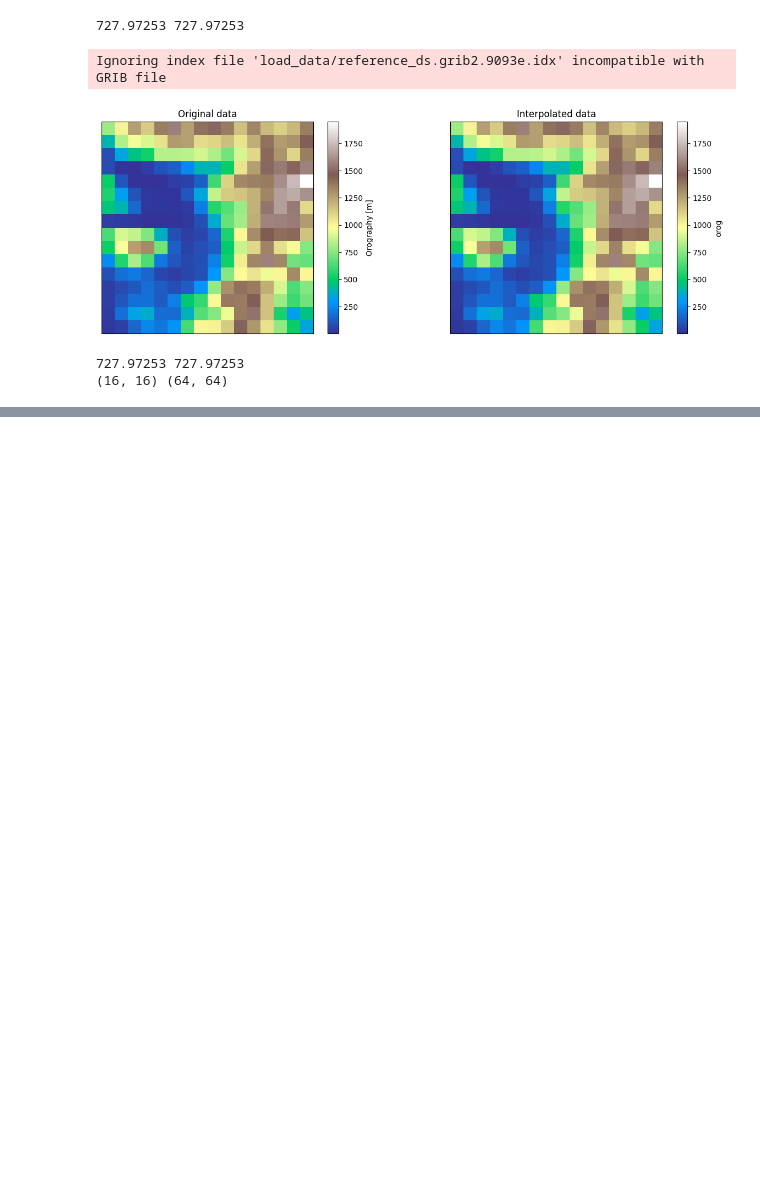
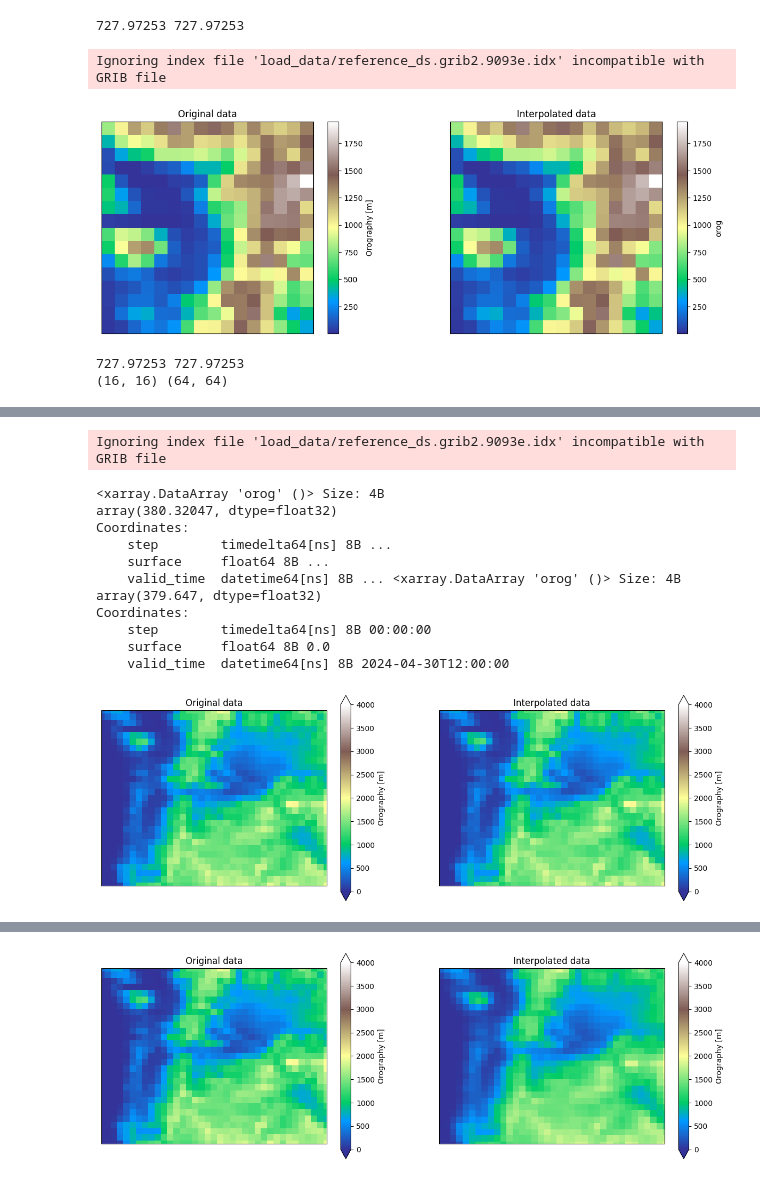
Before and after one commit to clamalo/harpnet, a Jupyter notebook: grid_interp_test.ipynb, the cells around one changed output, grey strips where cells are left out. Drawn from its saved outputs; the diff is of its cells as text; code cells hidden in the pictures; blank space fills up the shorter version.

```diff
--- a/grid_interp_test.ipynb
+++ b/grid_interp_test.ipynb
@@ -147,0 +194,73 @@ Ignoring index file 'load_data/reference_ds.grib2.9093e.idx' incompatible with G
+# %%
+import numpy as np
+import xarray as xr
+import cartopy.crs as ccrs
+import matplotlib.pyplot as plt
+
+
+import constants
+import xarray as xr
+import pandas as pd
+year, month = 2019, 1
+ds = xr.open_dataset(f'{constants.nc_dir}{year}-{month:02d}.nc')
+time_index = pd.DatetimeIndex(ds.time.values)
+filtered_times = time_index[time_index.hour.isin([3, 6, 9, 12, 15, 18, 21, 0])]
+ds = ds.sel(time=filtered_times)
+ds = ds.sortby('time')
+
+
+
+reference_ds = xr.open_dataset('load_data/reference_ds.grib2', engine='cfgrib')
+reference_ds = reference_ds.drop('time')
+reference_ds = reference_ds.assign_coords(longitude=(((reference_ds.longitude + 180) % 360) - 180)).sortby('longitude')
+
+#interpolate reference_ds 4x
+new_lat = np.linspace(reference_ds.latitude.values.max(), reference_ds.latitude.values.min(), reference_ds['orog'].shape[0] * 4)
+new_lon = np.linspace(reference_ds.longitude.values.min(), reference_ds.longitude.values.max(), reference_ds['orog'].shape[1] * 4)
+interpolated_ds = reference_ds.interp(latitude=new_lat, longitude=new_lon, method='nearest')
+
+print(np.mean(reference_ds['orog']), np.mean(interpolated_ds['orog']))
+
+#plot them side by side using cartopy in the pacific northwest
+import cartopy.crs as ccrs
+import matplotlib.pyplot as plt
+fig, axs = plt.subplots(1, 2, figsize=(15, 5), subplot_kw={'projection': ccrs.PlateCarree()})
+reference_ds['orog'].plot(ax=axs[0], cmap='terrain', vmin=0, vmax=4000)
+axs[0].set_title('Original data')
+interpolated_ds['orog'].plot(ax=axs[1], cmap='terrain', vmin=0, vmax=4000)
+axs[1].set_title('Interpolated data')
+#set the extent to the pacific northwest
+axs[0].set_extent([-125, -116, 42, 49])
+axs[1].set_extent([-125, -116, 42, 49])
+plt.show()
+
+interpolated_ds = interpolated_ds.coarsen(latitude=4, boundary='trim').mean().coarsen(longitude=4, boundary='trim').mean()
+
+print(np.mean(reference_ds['orog']), np.mean(interpolated_ds['orog']))
+
+#plot them side by side using cartopy in the pacific northwest
+import cartopy.crs as ccrs
+import matplotlib.pyplot as plt
+fig, axs = plt.subplots(1, 2, figsize=(15, 5), subplot_kw={'projection': ccrs.PlateCarree()})
+reference_ds['orog'].plot(ax=axs[0], cmap='terrain', vmin=0, vmax=4000)
+axs[0].set_title('Original data')
+interpolated_ds['orog'].plot(ax=axs[1], cmap='terrain', vmin=0, vmax=4000)
+axs[1].set_title('Interpolated data')
+#set the extent to the pacific northwest
+axs[0].set_extent([-125, -116, 42, 49])
+axs[1].set_extent([-125, -116, 42, 49])
+plt.show()
+# %% [output]
+Ignoring index file 'load_data/reference_ds.grib2.9093e.idx' incompatible with GRIB file
+<xarray.DataArray 'orog' ()> Size: 4B
+array(380.32047, dtype=float32)
+Coordinates:
+    step        timedelta64[ns] 8B ...
+    surface     float64 8B ...
+    valid_time  datetime64[ns] 8B ... <xarray.DataArray 'orog' ()> Size: 4B
+array(379.647, dtype=float32)
+Coordinates:
+    step        timedelta64[ns] 8B 00:00:00
+    surface     float64 8B 0.0
+    valid_time  datetime64[ns] 8B 2024-04-30T12:00:00
+[figure, added]
@@ -147,0 +278 @@ Ignoring index file 'load_data/reference_ds.grib2.9093e.idx' incompatible with G
+[figure, added]
```
Also changed, not shown: parts of 2 cells of this notebook, 5 other files.
